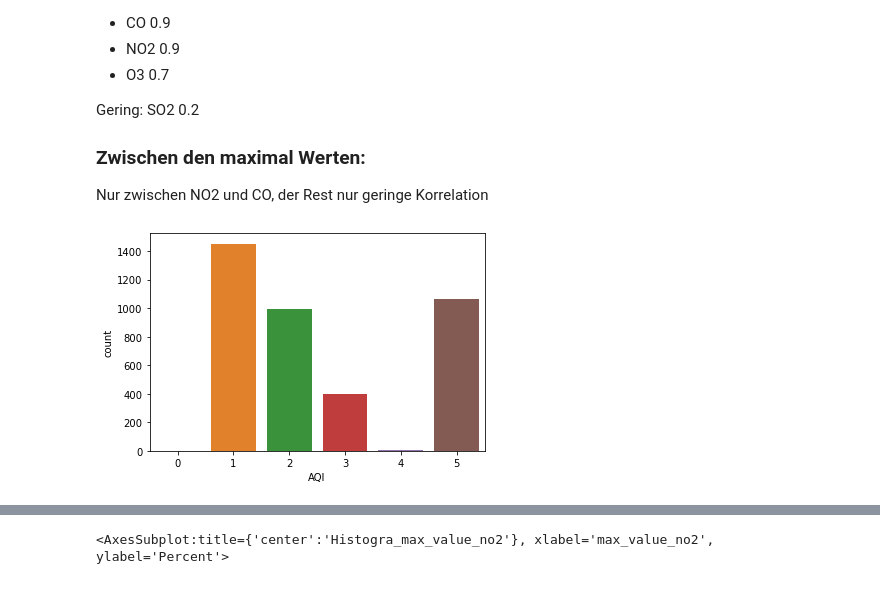
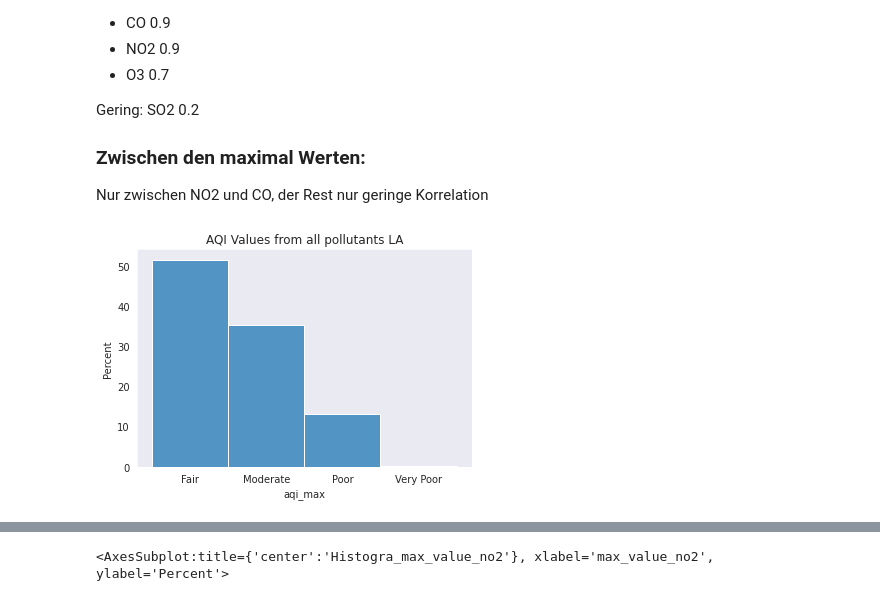
Before and after one commit to fxschmidt/AirPollution, a Jupyter notebook: Eigenes_Projekt/analysis_AirPollution.ipynb, the cells around one changed output, grey strips where cells are left out. Cells and saved outputs as stored; diff of their text form; code cells hidden in the pictures.

```diff
--- a/Eigenes_Projekt/analysis_AirPollution.ipynb
+++ b/Eigenes_Projekt/analysis_AirPollution.ipynb
@@ -42,0 +14,5 @@ memory usage: 1004.2 KB
+# %%
+'HDF ist ein deutlich besseres Format als csv/txt/... -> Dateitypen + Index bleibt erhalten '
+pollution = pd.read_hdf("Pollution_Data/pollutant_data.h5")
+predictor = pd.read_hdf("Predictor_Data/all.h5")
+pollution.info()
@@ -85,7 +79,7 @@ Gering: SO2 0.2
 Nur zwischen NO2 und CO, der Rest nur geringe Korrelation
 # %%
 aqi_fig, aqi_ax = plt.subplots()
-sns.countplot(x=pollution["AQI"])
+sns.histplot(x=pollution["aqi_max"],stat="percent").set(title="AQI Values from all pollutants LA")
 aqi_fig.savefig("Visualization/EDA/AQI.png",dpi=200,bbox_inches="tight")
 # %% [output]
-[figure, old version]
+[figure, new version]
```
Also changed, not shown: parts of 21 cells of this notebook, 7 other files.
